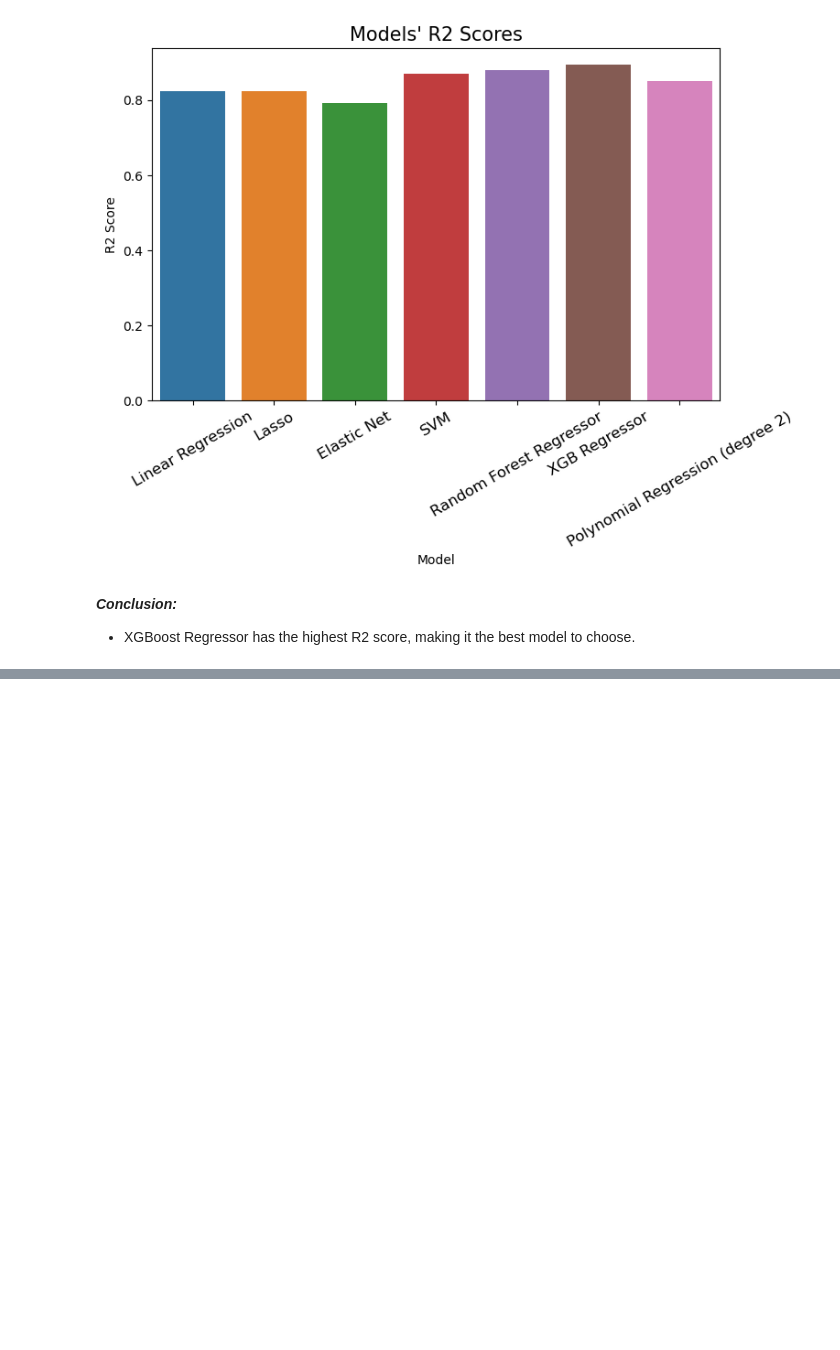
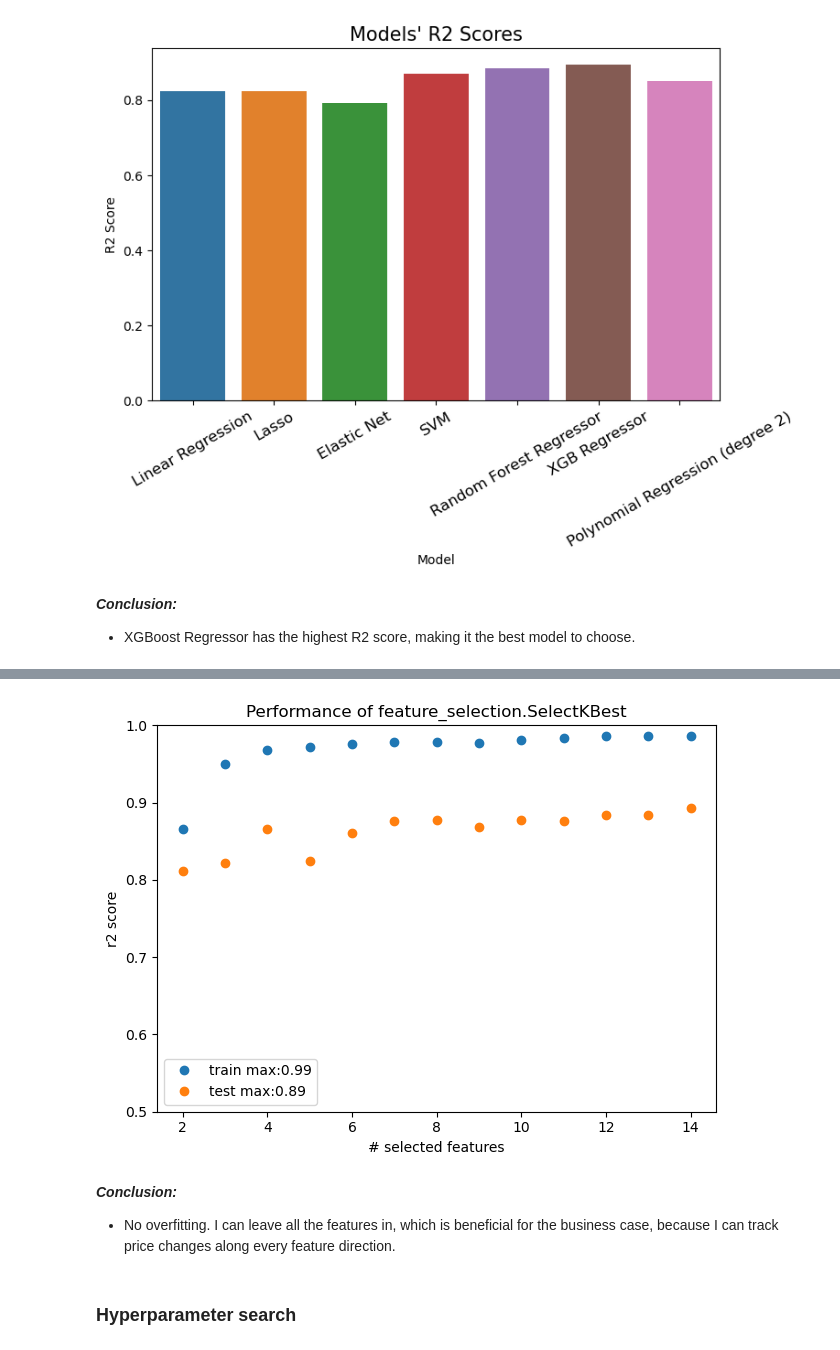
Before and after one commit to Axellewing/Heritage-Housing-issues, a Jupyter notebook: Modeling & Evaluation.ipynb, the cells around one changed output, grey strips where cells are left out. Drawn from its saved outputs; the diff is of its cells as text; code cells hidden in the pictures; blank space fills up the shorter version.

```diff
--- a/Modeling & Evaluation.ipynb
+++ b/Modeling & Evaluation.ipynb
@@ -910,0 +1011,30 @@ plt.show()
+# %%
+# regression for loop using KBest selector on all features
+ks, lst_r2_train, lst_r2_test = [], [], []
+for k in range(2, 15):
+    # feature selection and regression
+    df_test, y_train, y_train_pred, r2_test, r2_train, *_ = runRegression(df, k=k)
+
+    # append parameters
+    lst_r2_train.append(r2_train)
+    lst_r2_test.append(r2_test)
+    ks.append(k)
+# %%
+# plot r2 versus k
+plt.plot(ks, lst_r2_train, 'o', label=f'train max:{max(lst_r2_train):0.2f}')
+plt.plot(ks, lst_r2_test, 'o', label=f'test max:{max(lst_r2_test):0.2f}')
+plt.xlabel('# selected features')
+plt.ylabel('r2 score')
+plt.legend()
+plt.title('Performance of feature_selection.SelectKBest')
+plt.ylim([0.5, 1])
+plt.tight_layout()
+plt.show()
+# %% [output]
+[figure, added]
+# %% [markdown]
+***Conclusion:***
+
+- No overfitting. I can leave all the features in, which is beneficial for the business case, because I can track price changes along every feature direction.
+# %% [markdown]
+### Hyperparameter search
```
Also changed, not shown: parts of 12 cells of this notebook.
